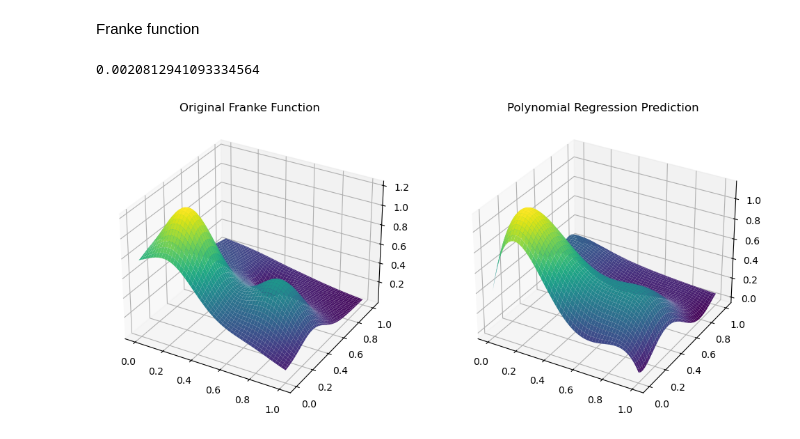
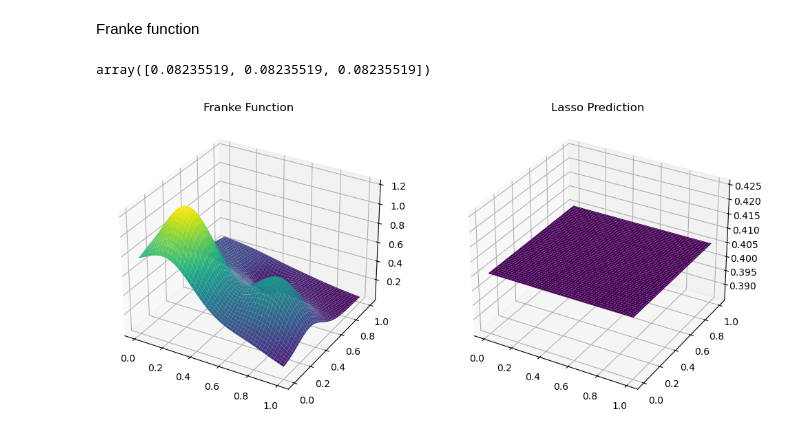
Before and after one commit to MariaFlyAway/Project1_FYS_STK, a Jupyter notebook: project1.ipynb, the cells around one changed output. Saved outputs shown, nothing was run; the diff lists cells and outputs as text; code cells hidden in the pictures.

Commit message:
Implemented Lasso regression with loop for the Franke function

```diff
--- a/project1.ipynb
+++ b/project1.ipynb
@@ -288,39 +288,43 @@ def FrankeFunction(x,y):
 
 z = FrankeFunction(x, y)
 # %%
-# we stack the values of x and y beside each other
-X = np.column_stack((x,y))
+MSE = np.zeros(3)
+for ex_p in [5, 10, 15]:
+    # we stack the values of x and y beside each other
+    X = np.column_stack((x,y))
 
-# we use pipeline to fit our model
-pipeline = make_pipeline(
-        PolynomialFeatures(degree=5),
-        LinearRegression())
+    # we use pipeline to fit our model
+    pipeline = make_pipeline(
+        PolynomialFeatures(degree=ex_p),
+        StandardScaler(),
+        Lasso())
 
-pipeline.fit(X,z)
-z_predict = pipeline.predict(X)
+    pipeline.fit(X,z)
+    z_predict = pipeline.predict(X)
+
+    MSE[ex_p//5-1] = mean_squared_error(z_predict, z)
-# %%
-MSE = mean_squared_error(z_predict, z)
-MSE
-# %% [output]
-0.0020812941093334564
+# %%
+MSE
+# %% [output]
+array([0.08235519, 0.08235519, 0.08235519])
 # %%
 x_plot = x.reshape((n, n))
 y_plot = y.reshape((n, n))
 z_plot = z.reshape((n, n))
 z_pred_plot = z_predict.reshape((n, n))
 # %%
-# Plot the original Franke function
 fig = plt.figure(figsize=(12, 6))
 
+# Plotting the Franke function
 ax = fig.add_subplot(121, projection='3d')
 ax.plot_surface(x_plot, y_plot, z_plot, cmap='viridis', edgecolor='none')
-ax.set_title('Original Franke Function')
+ax.set_title('Franke Function')
 
 # Plot the polynomial regression prediction
 ax = fig.add_subplot(122, projection='3d')
 ax.plot_surface(x_plot, y_plot, z_pred_plot, cmap='viridis', edgecolor='none')
-ax.set_title('Polynomial Regression Prediction')
+ax.set_title('Lasso Prediction')
 
 plt.show()
 # %% [output]
-[figure, old version]
+[figure, new version]
```
Also changed, not shown: parts of 2 cells of this notebook.
